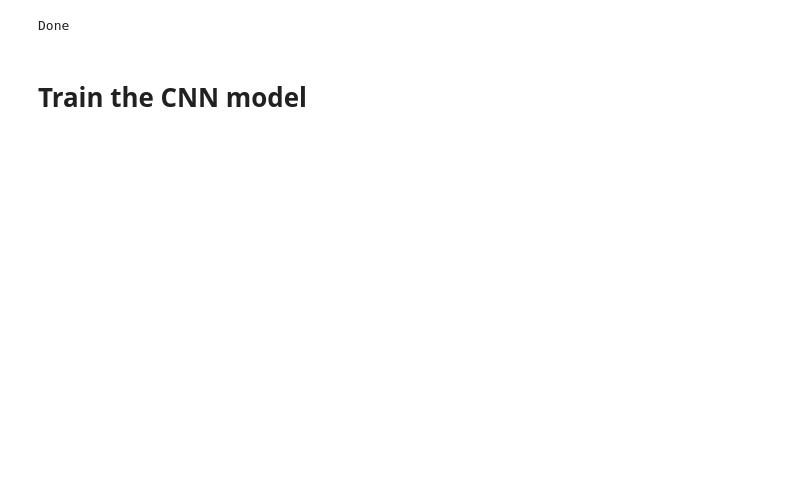
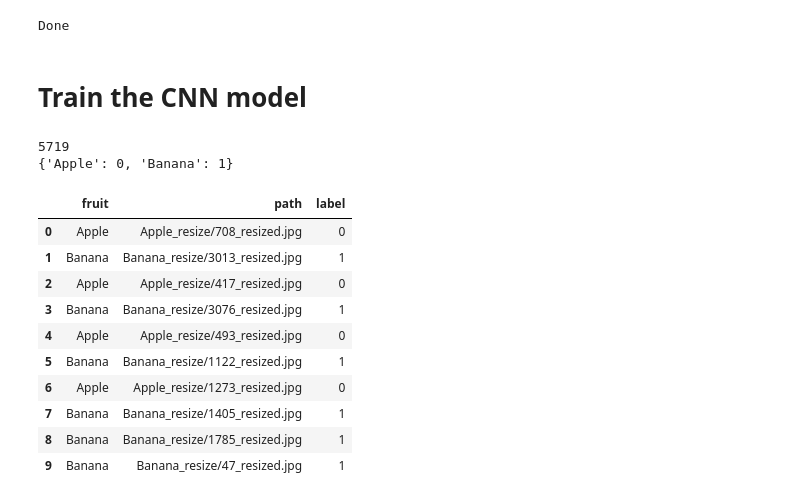
Before and after one commit to Dav-spec/Workshop_Data_Science, a Jupyter notebook: fruit_recognition.ipynb, the cells around one changed output. Drawn from its saved outputs; the diff is of its cells as text; code cells hidden in the pictures; blank space fills up the shorter version.

```diff
--- a/fruit_recognition.ipynb
+++ b/fruit_recognition.ipynb
@@ -247,0 +193,41 @@ Done
+# %%
+# Load the paths on the images
+
+images = []
+
+images += load_images_from_folder('Apple_resize/', True, label="Apple")
+images += load_images_from_folder('Banana_resize/', True, label="Banana")
+print(len(images))
+
+
+
+# Create a dataframe with the paths and the label for each fruit
+df = pd.DataFrame(images, columns = ["fruit", "path"])
+
+# Shuffle the dataset
+from sklearn.utils import shuffle
+df = shuffle(df, random_state = 0)
+df = df.reset_index(drop=True)
+
+# Assign to each fruit a specific number
+fruit_names = sorted(df.fruit.unique())
+mapper_fruit_names = dict(zip(fruit_names, [t for t in range(len(fruit_names))]))
+df["label"] = df["fruit"].map(mapper_fruit_names)
+print(mapper_fruit_names)
+
+# Visualize the resulting dataframe
+df.head(10)
+# %% [output]
+5719
+{'Apple': 0, 'Banana': 1}
+|  | fruit | path | label |
+| 0 | Apple | Apple_resize/708_resized.jpg | 0 |
+| 1 | Banana | Banana_resize/3013_resized.jpg | 1 |
+| 2 | Apple | Apple_resize/417_resized.jpg | 0 |
+| 3 | Banana | Banana_resize/3076_resized.jpg | 1 |
+| 4 | Apple | Apple_resize/493_resized.jpg | 0 |
+| 5 | Banana | Banana_resize/1122_resized.jpg | 1 |
+| 6 | Apple | Apple_resize/1273_resized.jpg | 0 |
+| 7 | Banana | Banana_resize/1405_resized.jpg | 1 |
+| 8 | Banana | Banana_resize/1785_resized.jpg | 1 |
+| 9 | Banana | Banana_resize/47_resized.jpg | 1 |
```
Also changed, not shown: parts of 18 cells of this notebook.
